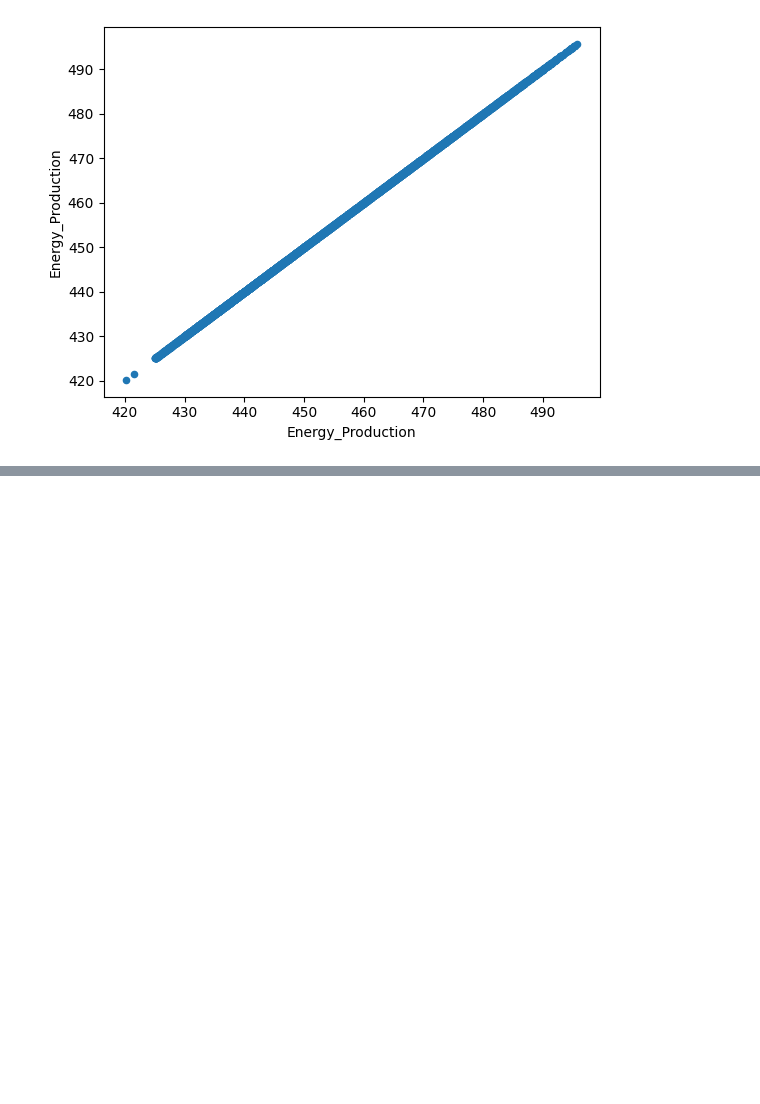
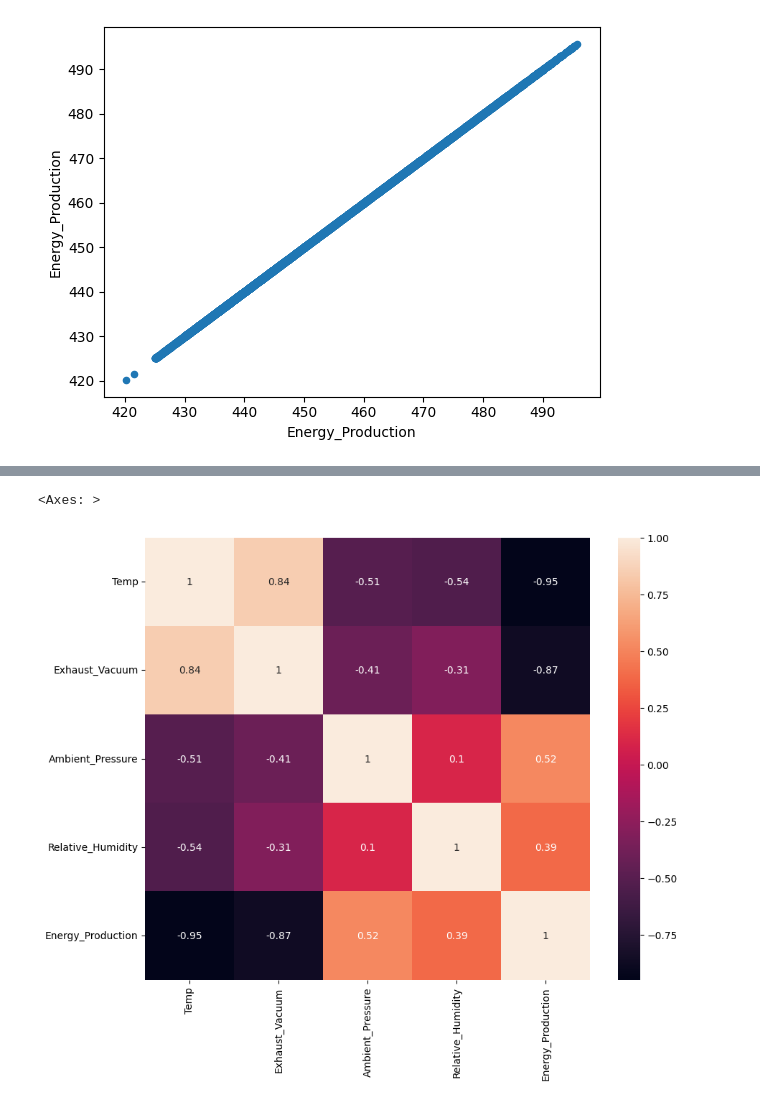
Before and after one commit to Capaquira/projectsLivreLow-code, a Jupyter notebook: CombinedCyclePowerPlant.ipynb, the cells around one changed output, grey strips where cells are left out. Cells and saved outputs as stored; diff of their text form; code cells hidden in the pictures; blank space fills up the shorter version.

```diff
--- a/CombinedCyclePowerPlant.ipynb
+++ b/CombinedCyclePowerPlant.ipynb
@@ -150,0 +172,6 @@ for col in Source_Filtrado.columns:
+# %%
+plt.figure(figsize=(10, 8))
+sns.heatmap(Source_Filtrado.corr(), annot=True)
+# %% [output]
+<Axes: >
+[figure, added]
```
Also changed, not shown: parts of 8 cells of this notebook.
